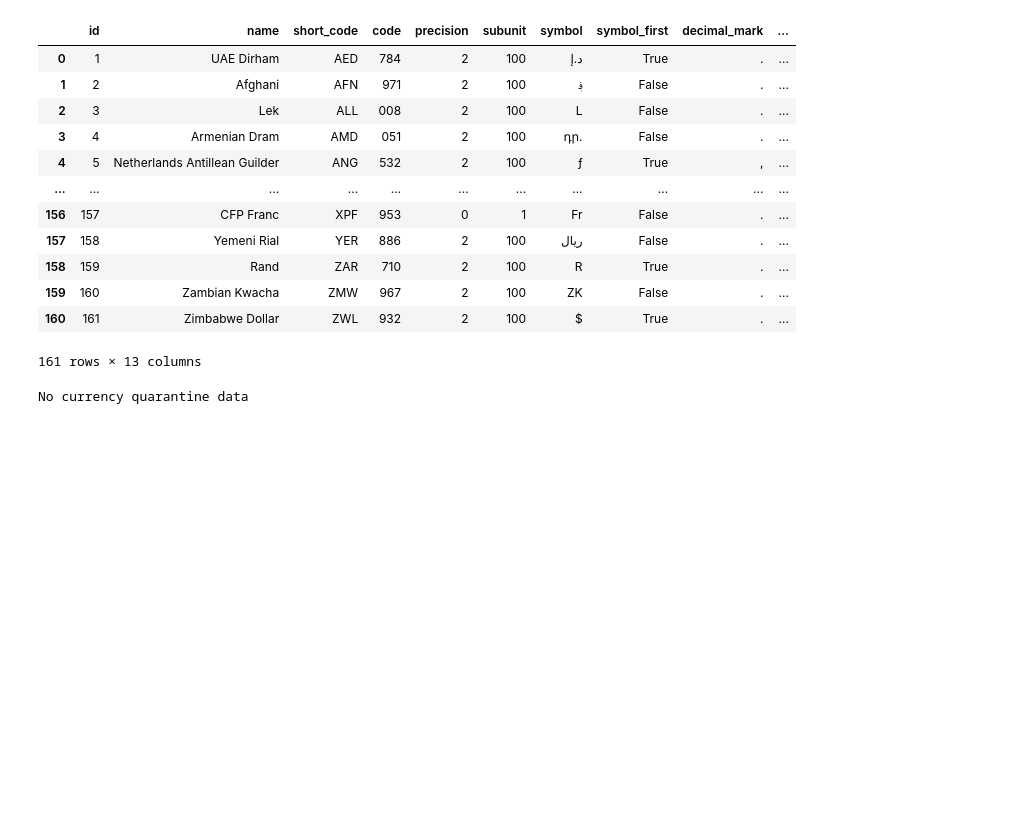
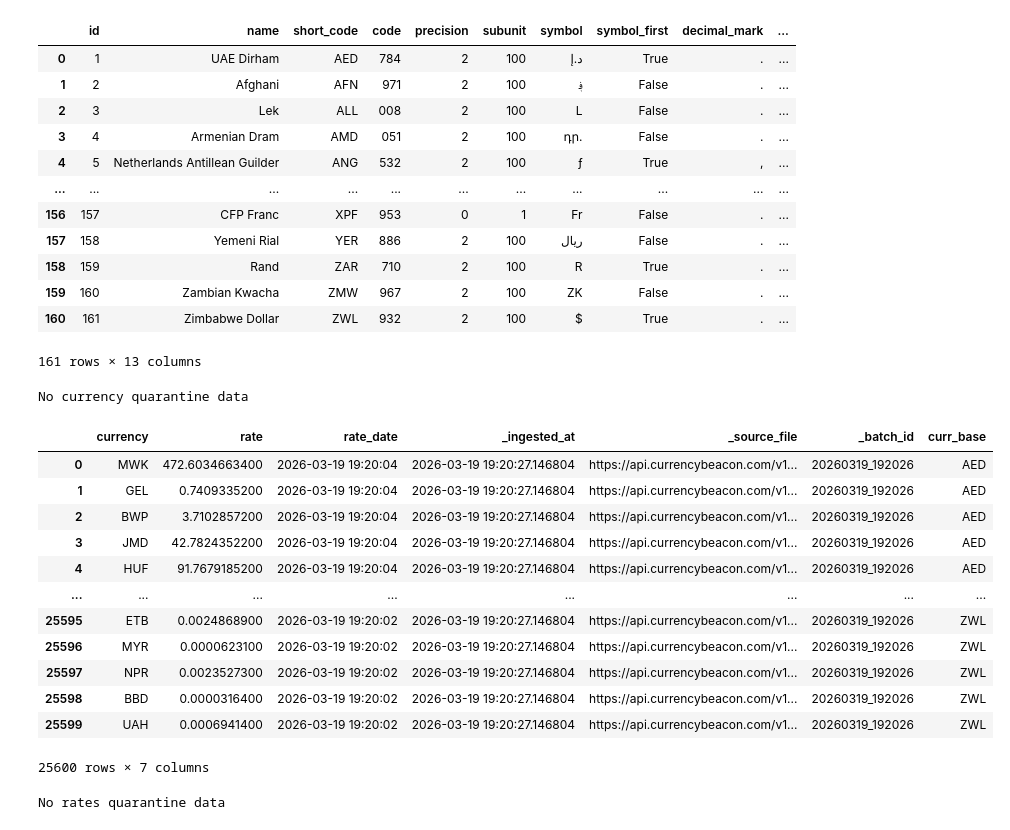
Before and after one commit to TanelS/currency-pipeline, a Jupyter notebook: notebooks/currencies.ipynb, the cells around one changed output. Cells and saved outputs as stored; diff of their text form; code cells hidden in the pictures; blank space fills up the shorter version.

Commit message:
Update Silver transformation to validate and separate valid and quarantined data, add Silver directory configuration, and adjust logging

```diff
--- a/notebooks/currencies.ipynb
+++ b/notebooks/currencies.ipynb
@@ -59,3 +59,30 @@ else:
     print('No currency quarantine data')
 # %% [output]
 No currency quarantine data
+# %%
+import pandas as pd
+pd.read_parquet("../data/silver/rates")
+# %% [output]
+|  | currency | rate | rate_date | _ingested_at | _source_file | _batch_id | curr_base |
+| 0 | MWK | 472.6034663400 | 2026-03-19 19:20:04 | 2026-03-19 19:20:27.146804 | https://api.currencybeacon.com/v1... | 20260319_192026 | AED |
+| 1 | GEL | 0.7409335200 | 2026-03-19 19:20:04 | 2026-03-19 19:20:27.146804 | https://api.currencybeacon.com/v1... | 20260319_192026 | AED |
+| 2 | BWP | 3.7102857200 | 2026-03-19 19:20:04 | 2026-03-19 19:20:27.146804 | https://api.currencybeacon.com/v1... | 20260319_192026 | AED |
+| 3 | JMD | 42.7824352200 | 2026-03-19 19:20:04 | 2026-03-19 19:20:27.146804 | https://api.currencybeacon.com/v1... | 20260319_192026 | AED |
+| 4 | HUF | 91.7679185200 | 2026-03-19 19:20:04 | 2026-03-19 19:20:27.146804 | https://api.currencybeacon.com/v1... | 20260319_192026 | AED |
+| ... | ... | ... | ... | ... | ... | ... | ... |
+| 25595 | ETB | 0.0024868900 | 2026-03-19 19:20:02 | 2026-03-19 19:20:27.146804 | https://api.currencybeacon.com/v1... | 20260319_192026 | ZWL |
+| 25596 | MYR | 0.0000623100 | 2026-03-19 19:20:02 | 2026-03-19 19:20:27.146804 | https://api.currencybeacon.com/v1... | 20260319_192026 | ZWL |
+| 25597 | NPR | 0.0023527300 | 2026-03-19 19:20:02 | 2026-03-19 19:20:27.146804 | https://api.currencybeacon.com/v1... | 20260319_192026 | ZWL |
+| 25598 | BBD | 0.0000316400 | 2026-03-19 19:20:02 | 2026-03-19 19:20:27.146804 | https://api.currencybeacon.com/v1... | 20260319_192026 | ZWL |
+| 25599 | UAH | 0.0006941400 | 2026-03-19 19:20:02 | 2026-03-19 19:20:27.146804 | https://api.currencybeacon.com/v1... | 20260319_192026 | ZWL |
+25600 rows × 7 columns
+# %%
+import os
+import pandas as pd
+
+if os.path.exists('../data/silver/rates_quarantine'):
+    pd.read_parquet('../data/silver/rates_quarantine')
+else:
+    print('No rates quarantine data')
+# %% [output]
+No rates quarantine data
```
Also changed, not shown: 1 other file.
